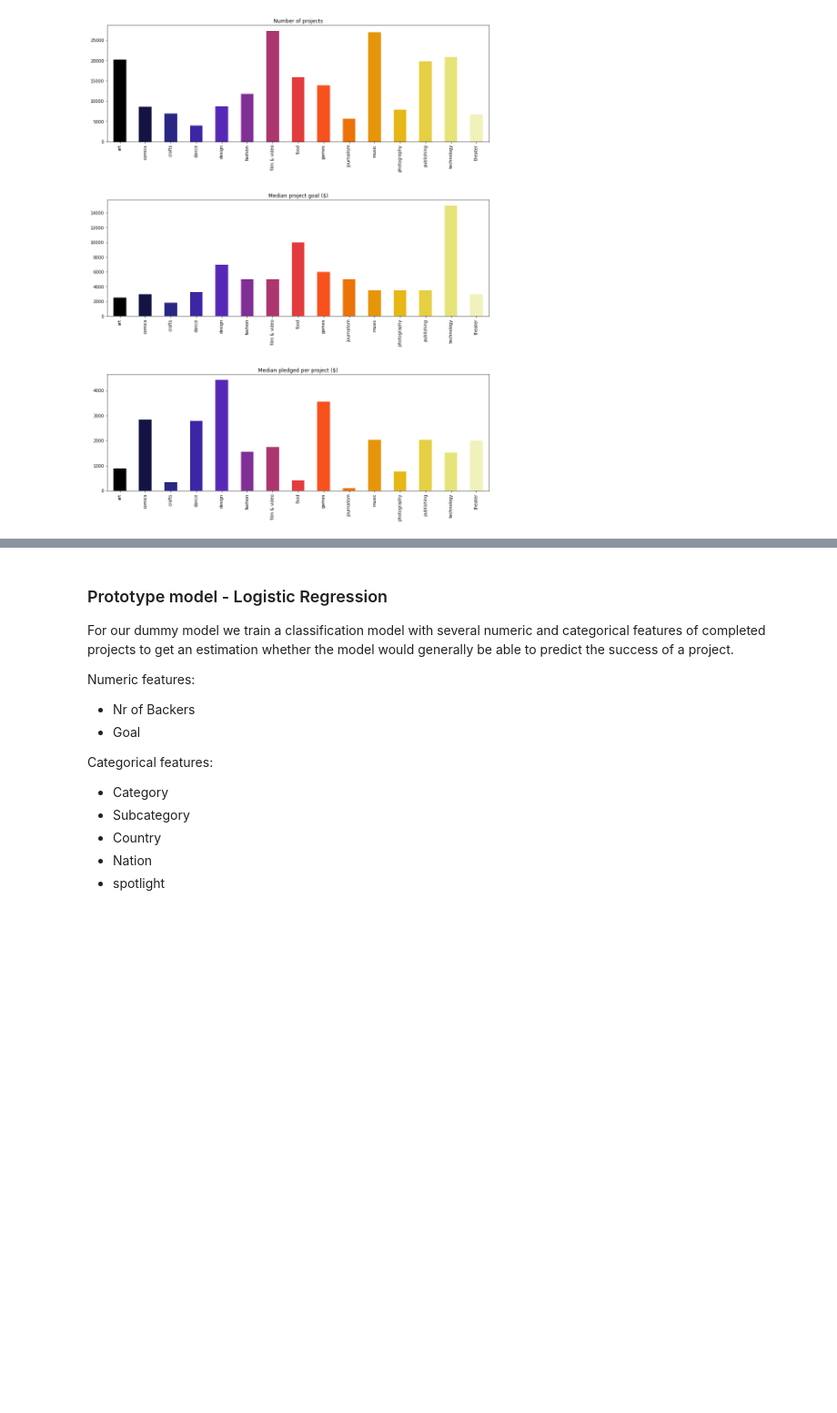
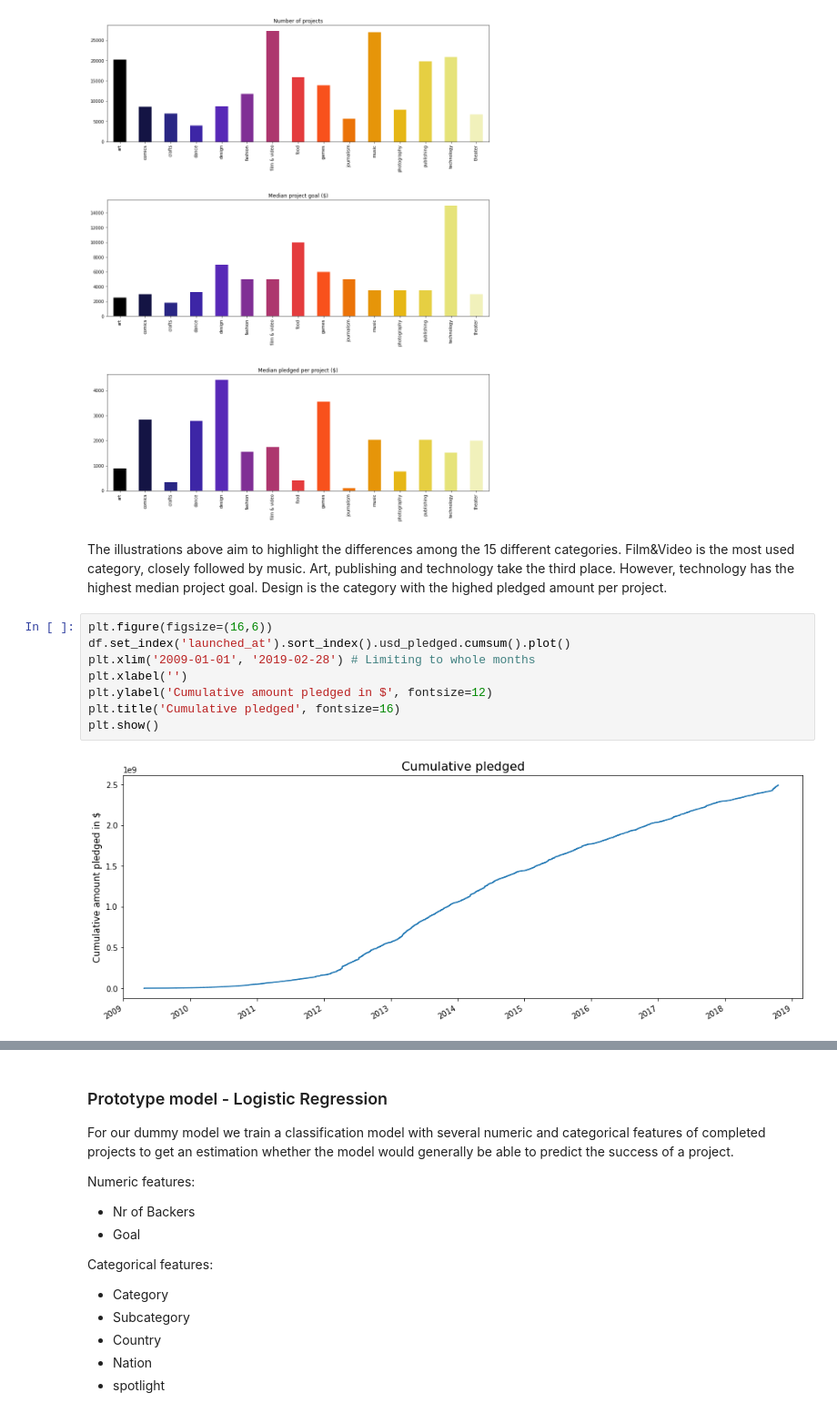
Before and after one commit to domitrut/ML_GROUP6, a Jupyter notebook: Group_6_ML.ipynb, the cells around one changed output, grey strips where cells are left out. Shown: that part at 91% size. Saved outputs shown, nothing was run; the diff lists cells and outputs as text; blank space fills up the shorter version.

```diff
--- a/Group_6_ML.ipynb
+++ b/Group_6_ML.ipynb
@@ -432,3 +433,15 @@ fig.subplots_adjust(hspace=0.5)
 plt.show()
 # %% [output]
 [figure]
+# %% [markdown]
+The illustrations above aim to highlight the differences among the 15 different categories. Film&Video is the most used category, closely followed by music. Art, publishing and technology take the third place. However, technology has the highest median project goal. Design is the category with the highed pledged amount per project.
+# %%
+plt.figure(figsize=(16,6))
+df.set_index('launched_at').sort_index().usd_pledged.cumsum().plot()
+plt.xlim('2009-01-01', '2019-02-28') # Limiting to whole months
+plt.xlabel('')
+plt.ylabel('Cumulative amount pledged in $', fontsize=12)
+plt.title('Cumulative pledged', fontsize=16)
+plt.show()
+# %% [output]
+[figure, added]
```
Also changed, not shown: parts of 7 cells of this notebook.
